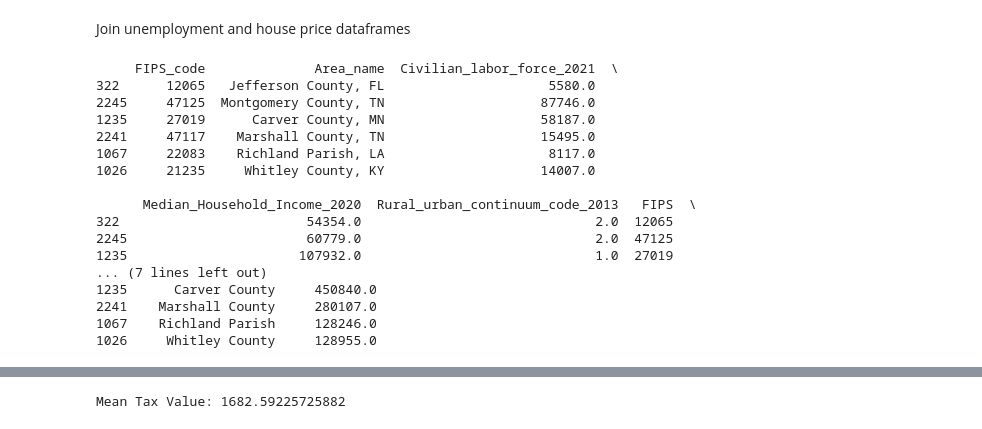
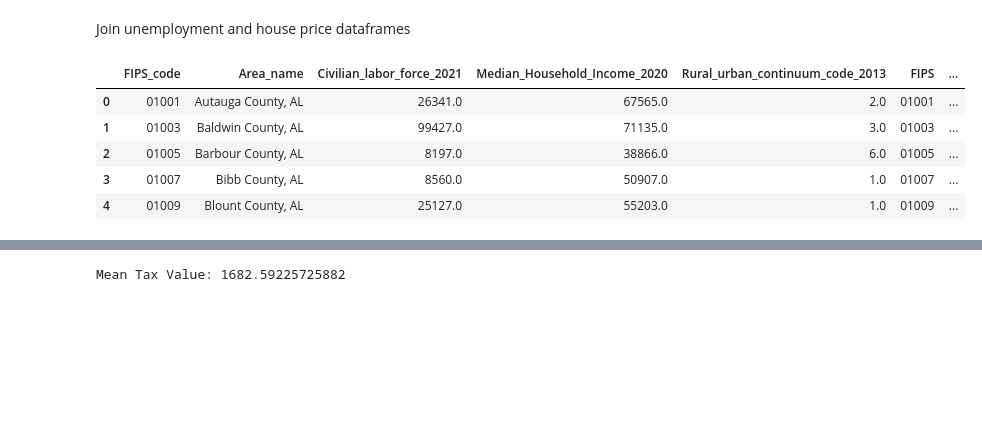
Before and after one commit to seanmannisto/housing, a Jupyter notebook: HousingAffordabilityV2.ipynb, the cells around one changed output, grey strips where cells are left out. Drawn from its saved outputs; the diff is of its cells as text; code cells hidden in the pictures; blank space fills up the shorter version.

```diff
--- a/HousingAffordabilityV2.ipynb
+++ b/HousingAffordabilityV2.ipynb
@@ -246,23 +237,11 @@ Join unemployment and house price dataframes
 # %%
 # Merge on FIPS code columns
 merged1 = pd.merge(left=unemployment, right=zhvi2, left_on='FIPS_code', right_on='FIPS')
-
-print(merged1.sample(n=6))
+merged1.head()
 # %% [output]
-     FIPS_code              Area_name  Civilian_labor_force_2021  \
-322      12065   Jefferson County, FL                     5580.0
-2245     47125  Montgomery County, TN                    87746.0
-1235     27019      Carver County, MN                    58187.0
-2241     47117    Marshall County, TN                    15495.0
-1067     22083    Richland Parish, LA                     8117.0
-1026     21235     Whitley County, KY                    14007.0
-
-      Median_Household_Income_2020  Rural_urban_continuum_code_2013   FIPS  \
-322                        54354.0                              2.0  12065
-2245                       60779.0                              2.0  47125
-1235                      107932.0                              1.0  27019
-... (7 lines left out)
-1235      Carver County     450840.0
-2241    Marshall County     280107.0
-1067    Richland Parish     128246.0
-1026     Whitley County     128955.0
+|  | FIPS_code | Area_name | Civilian_labor_force_2021 | Median_Household_Income_2020 | Rural_urban_continuum_code_2013 | FIPS | ... |
+| 0 | 01001 | Autauga County, AL | 26341.0 | 67565.0 | 2.0 | 01001 | ... |
+| 1 | 01003 | Baldwin County, AL | 99427.0 | 71135.0 | 3.0 | 01003 | ... |
+| 2 | 01005 | Barbour County, AL | 8197.0 | 38866.0 | 6.0 | 01005 | ... |
+| 3 | 01007 | Bibb County, AL | 8560.0 | 50907.0 | 1.0 | 01007 | ... |
+| 4 | 01009 | Blount County, AL | 25127.0 | 55203.0 | 1.0 | 01009 | ... |
```
Also changed, not shown: parts of 23 cells of this notebook.
